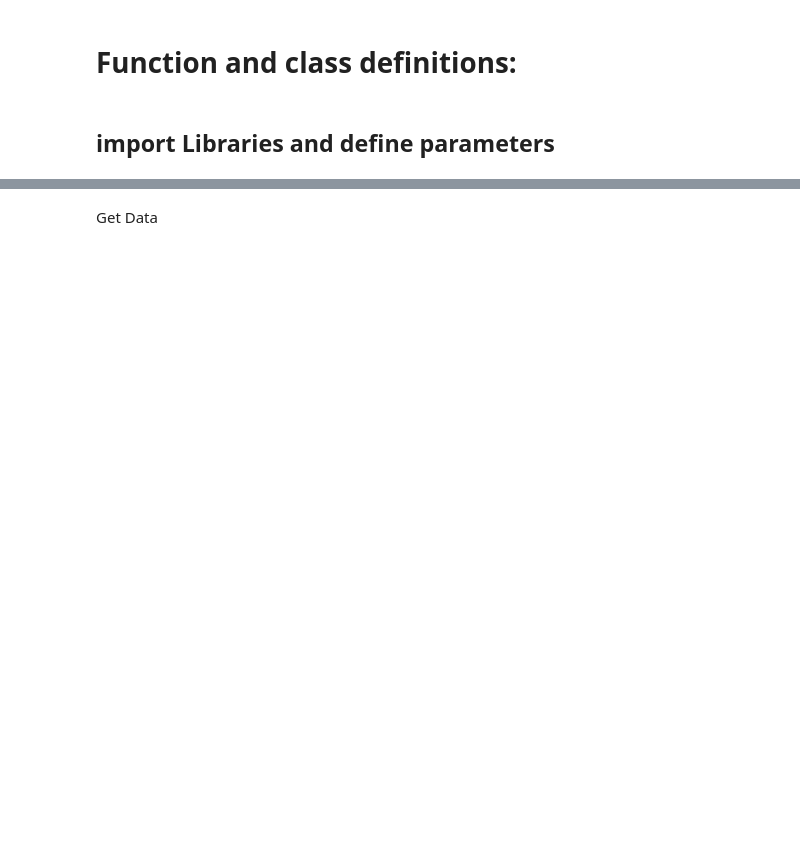
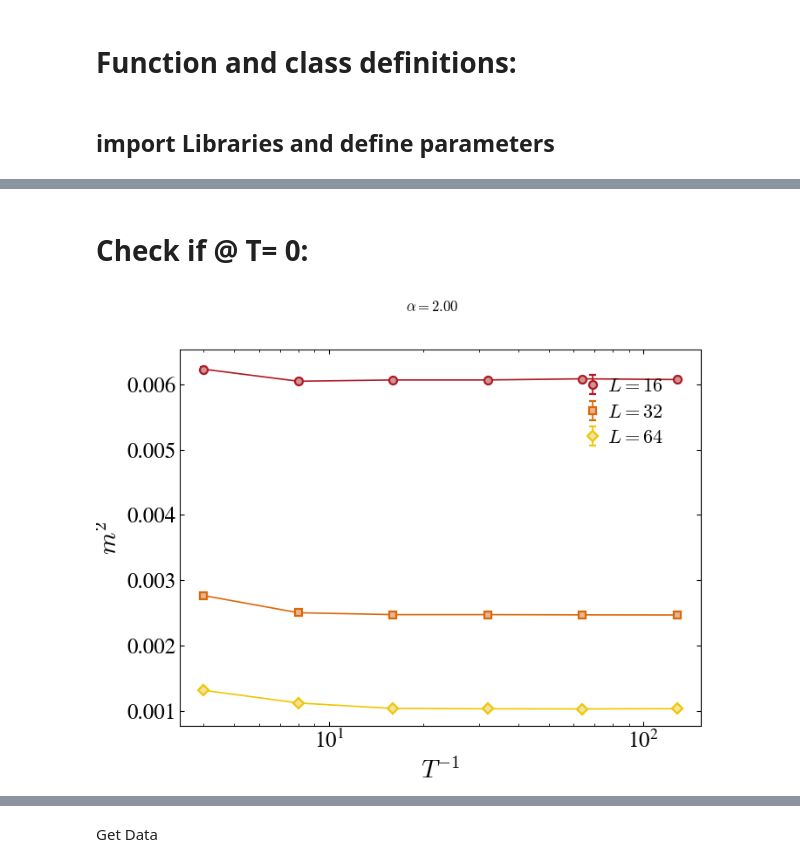
Before and after one commit to DanielReschq/Python_analysis_tools, a Jupyter notebook: analysis.ipynb, the cells around one changed output, grey strips where cells are left out. Cells and saved outputs as stored; diff of their text form; code cells hidden in the pictures; blank space fills up the shorter version.

```diff
--- a/analysis.ipynb
+++ b/analysis.ipynb
@@ -144,0 +233,21 @@ ax1.axvline(0, color="#dddddd")
+# %% [markdown]
+# Check if @ T= 0:
+# %%
+plt.close('all')
+
+path = [f"/home/daniel/Master_thesis/Data/runs_BETAJ5"]
+
+cl_runs = cr.collected_runs(path, False, cutoff=3)
+
+data = cl_runs.get_x_vs_y_data(
+    xname="g_param",
+    yname="mag2",
+    xfunc="1/x",
+    yfunc="y/(Ns**2)",
+    plot=True,
+    xscale="log",
+    yscale="linear",
+    xlabel=r"$^{-1}$"
+)
+# %% [output]
+[figure, added]
```
Also changed, not shown: parts of 22 cells of this notebook, 6 other files.
